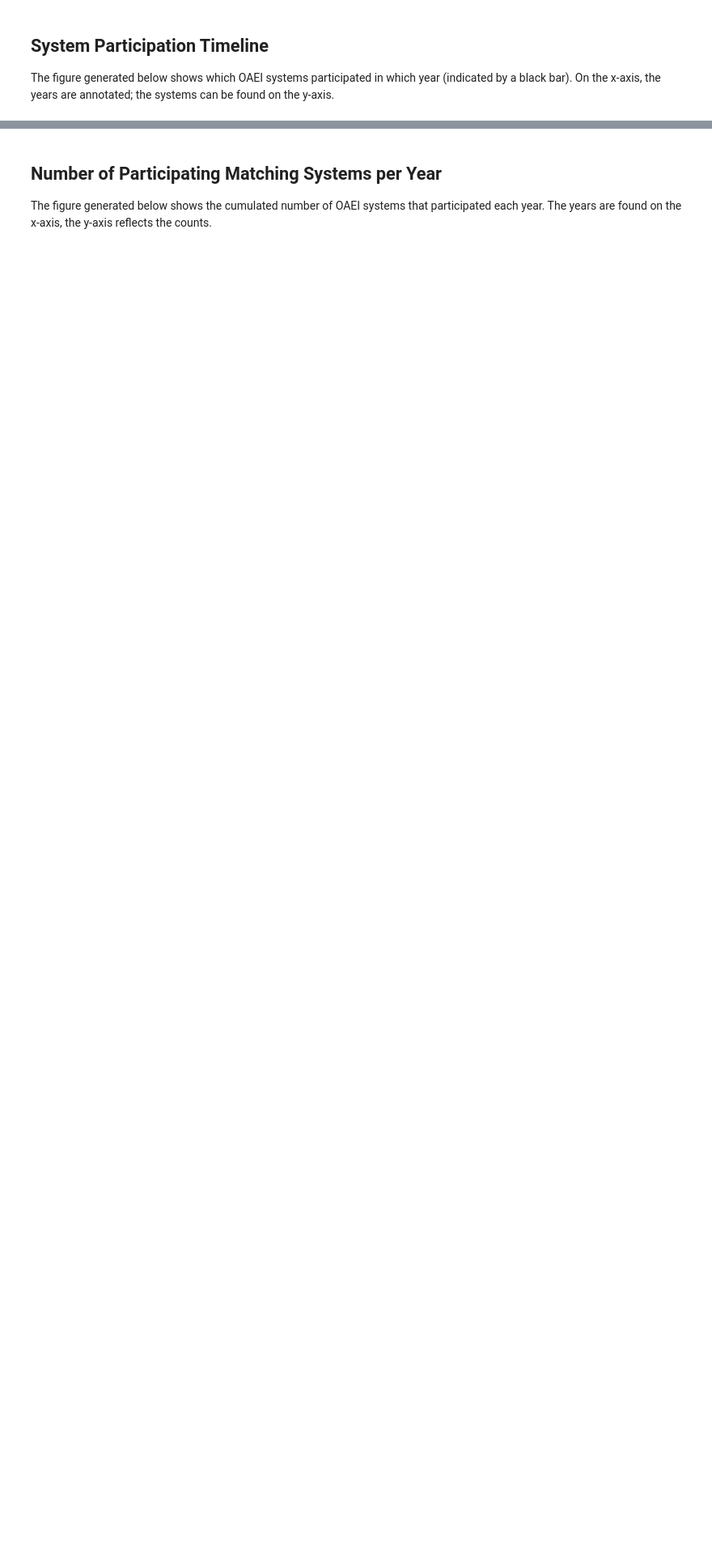
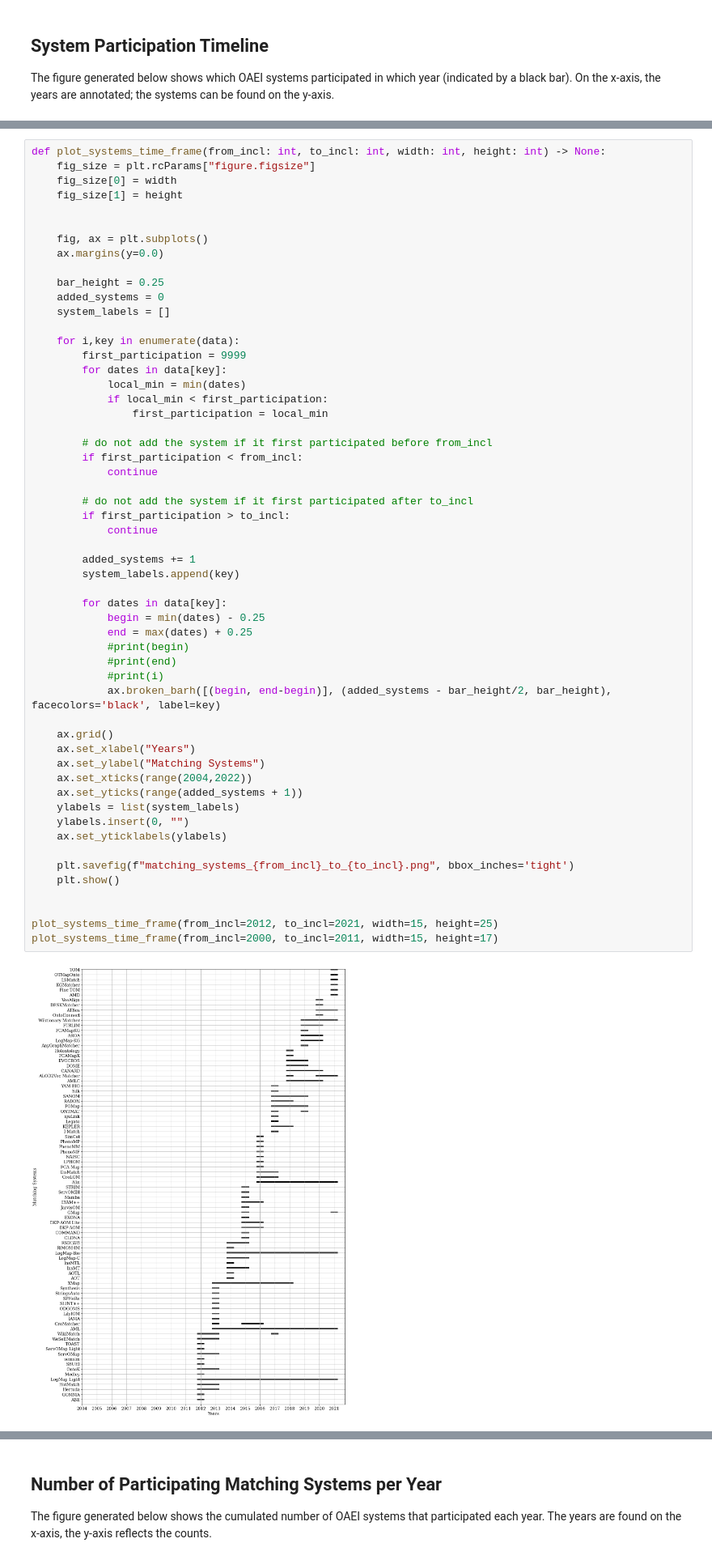
Before and after one commit to janothan/bk-in-matching-survey, a Jupyter notebook: submission_2/Survey_Paper_Figures.ipynb, the cells around one changed output, grey strips where cells are left out. Shown at 81% size. Drawn from its saved outputs; the diff is of its cells as text; blank space fills up the shorter version.

```diff
--- a/submission_2/Survey_Paper_Figures.ipynb
+++ b/submission_2/Survey_Paper_Figures.ipynb
@@ -474,0 +477,57 @@ Unique Systems: 134
+# %%
+def plot_systems_time_frame(from_incl: int, to_incl: int, width: int, height: int) -> None:
+    fig_size = plt.rcParams["figure.figsize"]
+    fig_size[0] = width
+    fig_size[1] = height
+
+
+    fig, ax = plt.subplots()
+    ax.margins(y=0.0)
+
+    bar_height = 0.25
+    added_systems = 0
+    system_labels = []
+
+    for i,key in enumerate(data):
+        first_participation = 9999
+        for dates in data[key]:
+            local_min = min(dates)
+            if local_min < first_participation:
+                first_participation = local_min
+
+        # do not add the system if it first participated before from_incl
+        if first_participation < from_incl:
+            continue
+
+        # do not add the system if it first participated after to_incl
+        if first_participation > to_incl:
+            continue
+
+        added_systems += 1
+        system_labels.append(key)
+
+        for dates in data[key]:
+            begin = min(dates) - 0.25
+            end = max(dates) + 0.25
+            #print(begin)
+            #print(end)
+            #print(i)
+            ax.broken_barh([(begin, end-begin)], (added_systems - bar_height/2, bar_height), facecolors='black', label=key)
+
+    ax.grid()
+    ax.set_xlabel("Years")
+    ax.set_ylabel("Matching Systems")
+    ax.set_xticks(range(2004,2022))
+    ax.set_yticks(range(added_systems + 1))
+    ylabels = list(system_labels)
+    ylabels.insert(0, "")
+    ax.set_yticklabels(ylabels)
+
+    plt.savefig(f"matching_systems_{from_incl}_to_{to_incl}.png", bbox_inches='tight')
+    plt.show()
+
+
+plot_systems_time_frame(from_incl=2012, to_incl=2021, width=15, height=25)
+plot_systems_time_frame(from_incl=2000, to_incl=2011, width=15, height=17)
+# %% [output]
+[figure, added]
```
Also changed, not shown: parts of 5 cells of this notebook, 6 other files.
